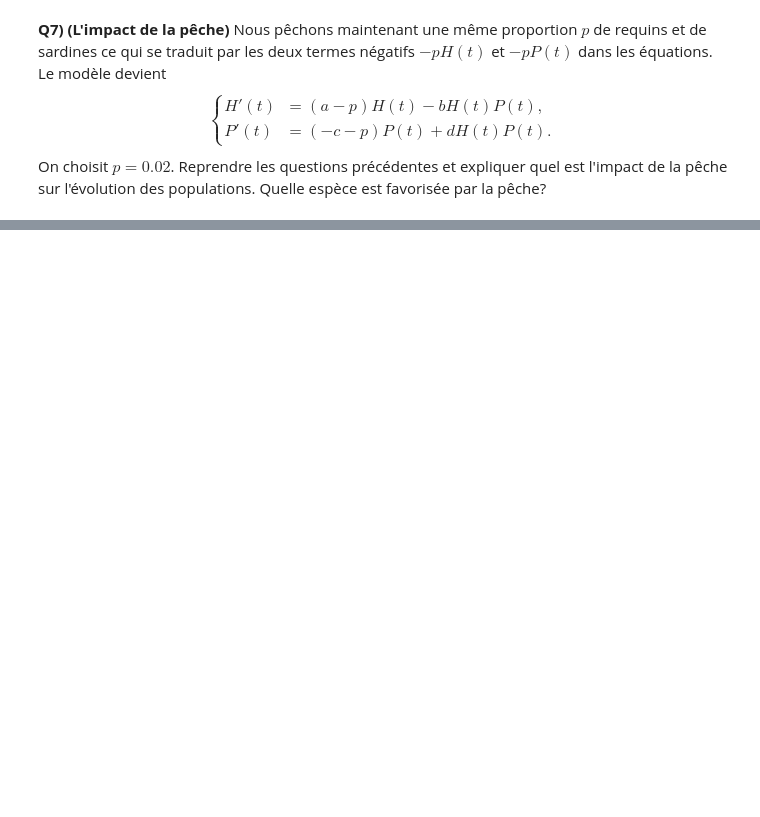
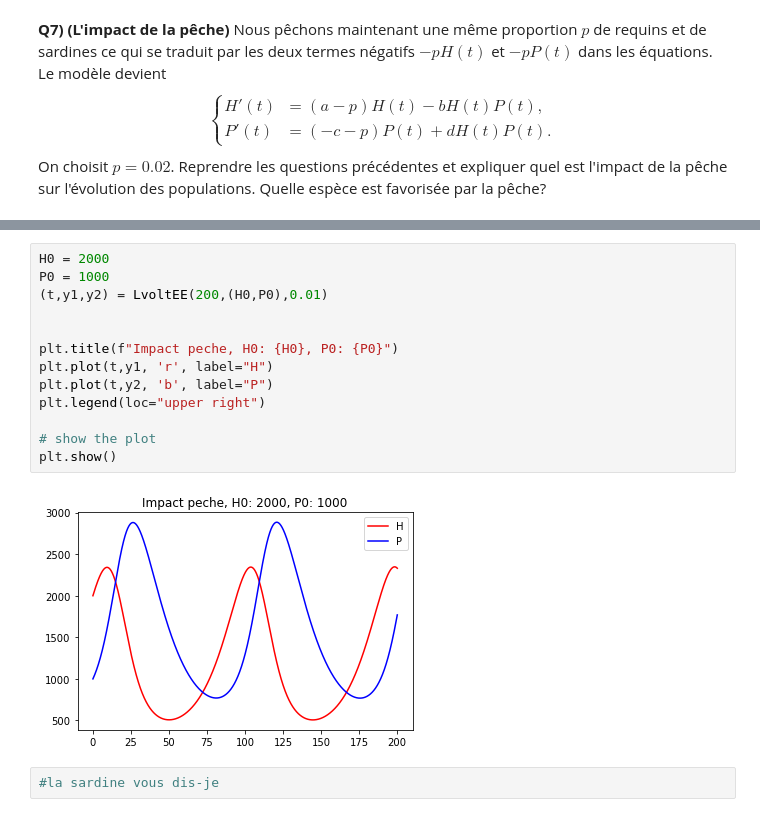
Before and after one commit to PAYRAULT/MPI, a Jupyter notebook: MEU304 - EDO/TP/tp02-sujet-1.ipynb, the cells around one changed output, grey strips where cells are left out. Drawn from its saved outputs; the diff is of its cells as text; blank space fills up the shorter version.

```diff
--- a/MEU304 - EDO/TP/tp02-sujet-1.ipynb
+++ b/MEU304 - EDO/TP/tp02-sujet-1.ipynb
@@ -132,0 +198,17 @@ On choisit $p=0.02$. Reprendre les questions précédentes et expliquer quel est
+# %%
+H0 = 2000
+P0 = 1000
+(t,y1,y2) = LvoltEE(200,(H0,P0),0.01)
+
+
+plt.title(f"Impact peche, H0: {H0}, P0: {P0}")
+plt.plot(t,y1, 'r', label="H")
+plt.plot(t,y2, 'b', label="P")
+plt.legend(loc="upper right")
+
+# show the plot
+plt.show()
+# %% [output]
+[figure, added]
+# %%
+#la sardine vous dis-je
```
Also changed, not shown: parts of 11 cells of this notebook.
